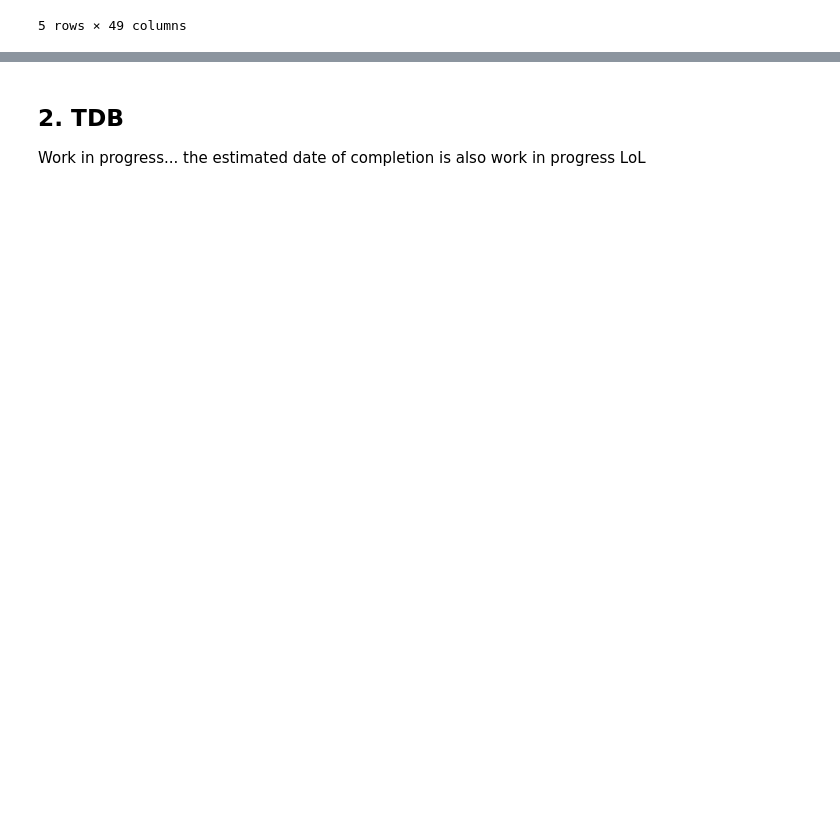
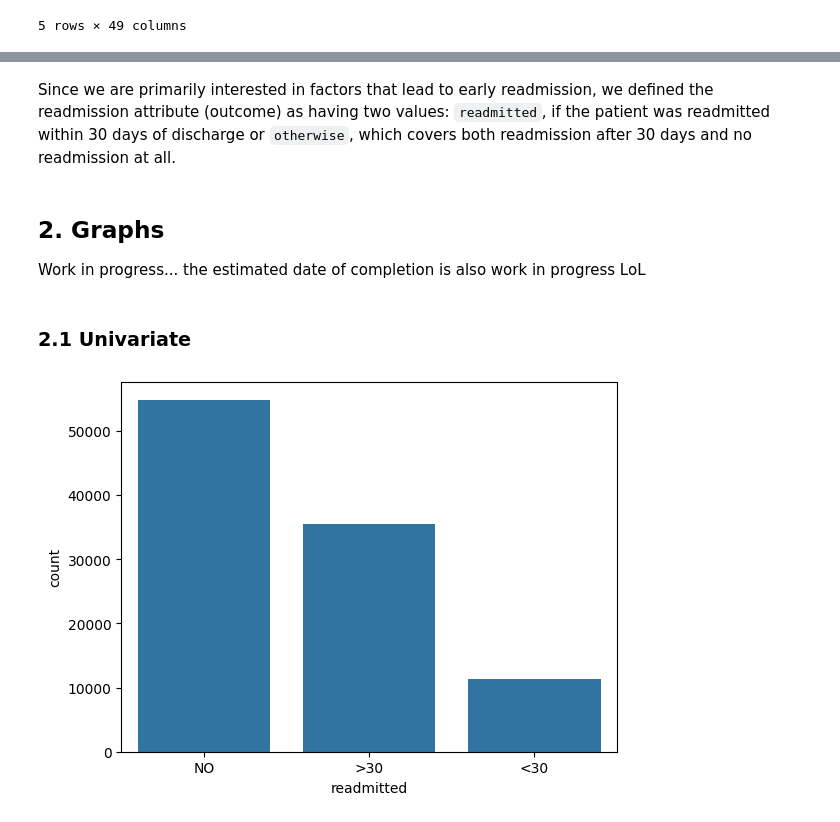
Before and after one commit to MechaMic38/unibs_mldm_diabetes, a Jupyter notebook: notebooks/dataset_eda.ipynb, the cells around one changed output, grey strips where cells are left out. Saved outputs shown, nothing was run; the diff lists cells and outputs as text; code cells hidden in the pictures; blank space fills up the shorter version.

```diff
--- a/notebooks/dataset_eda.ipynb
+++ b/notebooks/dataset_eda.ipynb
@@ -31,7 +31,8 @@ RANDOM_STATE = 38
 diabetic_data = pd.read_csv(
     DATA_PATH + 'diabetic_data.csv',
     index_col='encounter_id',
-    na_values='?'
+    na_values='?',
+    keep_default_na=False
 )
 # %% [markdown]
 ## **1. Data Understanding**
@@ -65,0 +109,2 @@ diabetic_data.tail()
+# %% [markdown]
+Since we are primarily interested in factors that lead to early readmission, we defined the readmission attribute (outcome) as having two values: `readmitted`, if the patient was readmitted within 30 days of discharge or `otherwise`, which covers both readmission after 30 days and no readmission at all.
@@ -66,3 +119,10 @@ diabetic_data.tail()
 # %% [markdown]
-## **2. TDB**
+## **2. Graphs**
 Work in progress... the estimated date of completion is also work in progress LoL
+# %% [markdown]
+### 2.1 Univariate
+# %%
+sns.countplot(data=diabetic_data, x='readmitted')
+plt.show()
+# %% [output]
+[figure, added]
```
Also changed, not shown: parts of 35 cells of this notebook.
